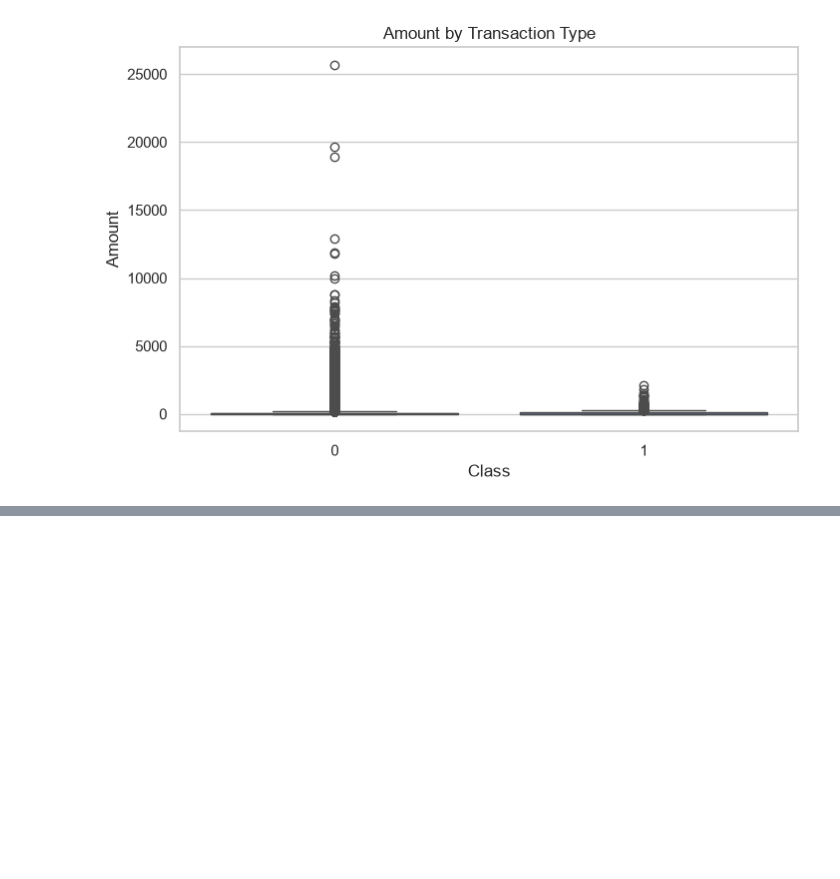
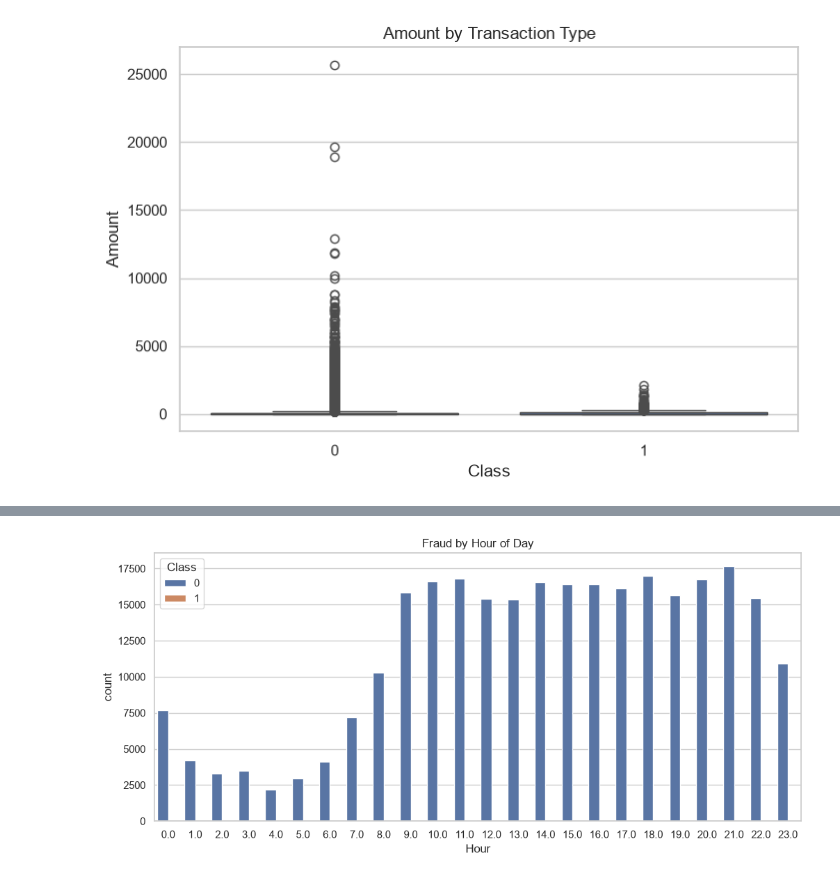
Before and after one commit to Harsh3919/Transactional-Fraud-Detection-Analysis, a Jupyter notebook: notebooks/fraud_detection_analysis.ipynb, the cells around one changed output, grey strips where cells are left out. Drawn from its saved outputs; the diff is of its cells as text; code cells hidden in the pictures; blank space fills up the shorter version.

Commit message:
Fraudulent transactions are relatively more frequent during late-night and early-morning hours

```diff
--- a/notebooks/fraud_detection_analysis.ipynb
+++ b/notebooks/fraud_detection_analysis.ipynb
@@ -109,0 +117,9 @@ plt.show()
+# %%
+df['Hour'] = (df['Time'] // 3600) % 24
+# %%
+plt.figure(figsize=(12,5))
+sns.countplot(x='Hour', hue='Class', data=df)
+plt.title('Fraud by Hour of Day')
+plt.show()
+# %% [output]
+[figure, added]
```
Also changed, not shown: parts of 1 cell of this notebook.
